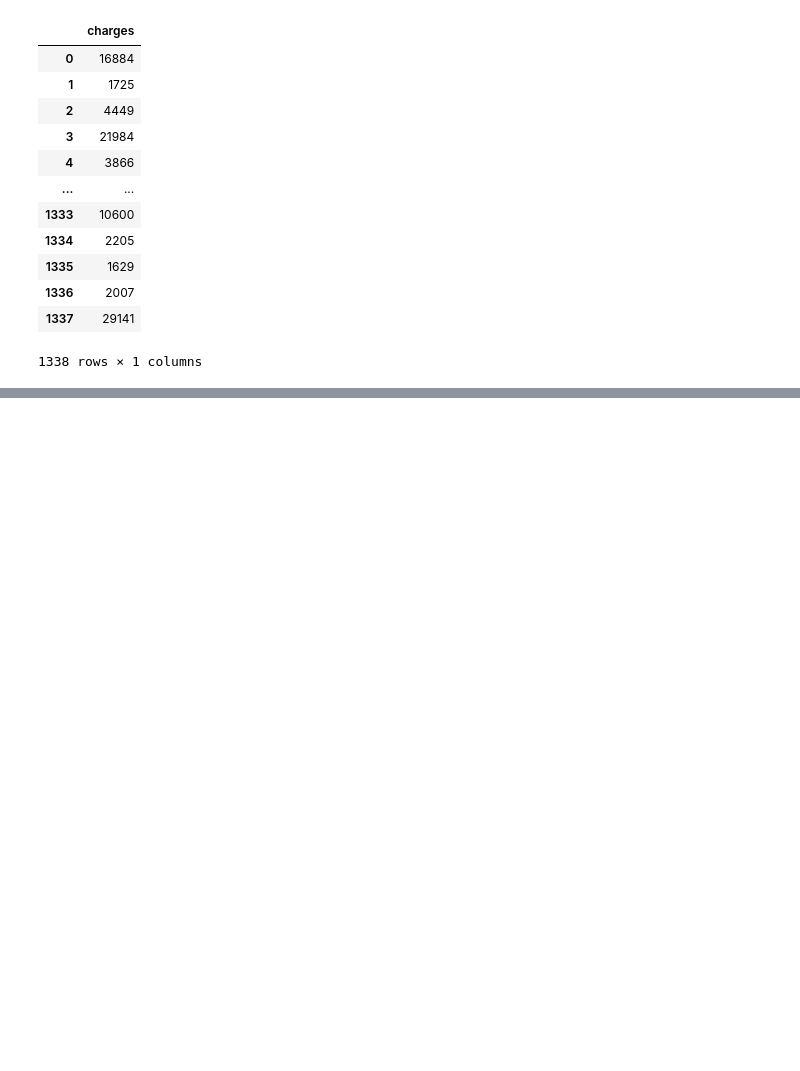
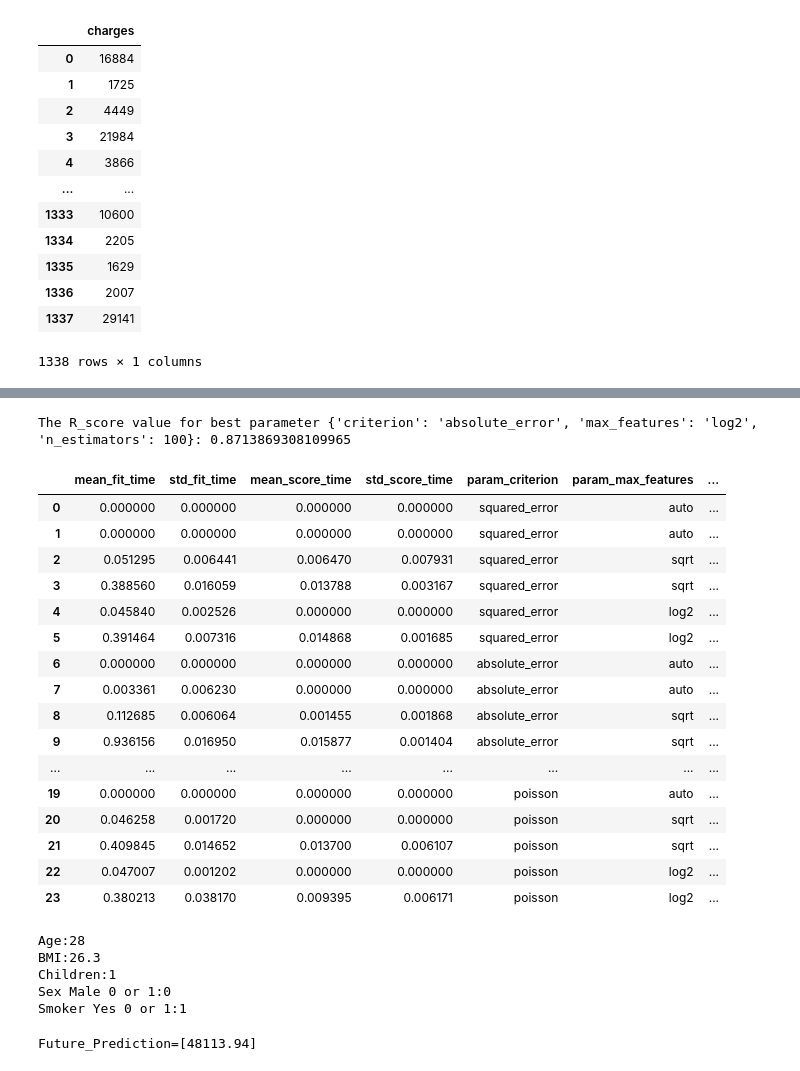
Before and after one commit to AIHemalatha/Grid_Search_ME, a Jupyter notebook: RFR_Grid_Assignment.ipynb, the cells around one changed output, grey strips where cells are left out. Drawn from its saved outputs; the diff is of its cells as text; code cells hidden in the pictures; blank space fills up the shorter version.

```diff
--- a/RFR_Grid_Assignment.ipynb
+++ b/RFR_Grid_Assignment.ipynb
@@ -96,0 +84,7 @@ You can try to debug the error by setting error_score='raise'.
+# %%
+from sklearn.model_selection import GridSearchCV
+#from sklearn.tree import DecisionTreeRegressor
+param_grid = {'criterion':['squared_error', 'absolute_error', 'friedman_mse', 'poisson'],'max_features': ['auto','sqrt','log2'],'n_estimators':[10,100]}
+grid = GridSearchCV(RandomForestRegressor(), param_grid, refit = True, verbose = 3,n_jobs=-1)
+# fitting the model for grid search
+grid.fit(X_train, y_train)
@@ -104,3 +123,5 @@ grid_predictions = grid.predict(X_test)
 from sklearn.metrics import r2_score
 r_score=r2_score(y_test,grid_predictions)
 print("The R_score value for best parameter {}:".format(grid.best_params_),r_score)
+# %% [output]
+The R_score value for best parameter {'criterion': 'absolute_error', 'max_features': 'log2', 'n_estimators': 100}: 0.8713869308109965
@@ -109,6 +128,23 @@ y_pred=regressor.predict(X_test)
 # %%
-from sklearn.metrics import r2_score
-r_score=r2_score(y_test,y_pred)
-r_score
+table=pd.DataFrame.from_dict(re)
+table
+# %% [output]
+|  | mean_fit_time | std_fit_time | mean_score_time | std_score_time | param_criterion | param_max_features | ... |
+| 0 | 0.000000 | 0.000000 | 0.000000 | 0.000000 | squared_error | auto | ... |
+| 1 | 0.000000 | 0.000000 | 0.000000 | 0.000000 | squared_error | auto | ... |
+| 2 | 0.051295 | 0.006441 | 0.006470 | 0.007931 | squared_error | sqrt | ... |
+| 3 | 0.388560 | 0.016059 | 0.013788 | 0.003167 | squared_error | sqrt | ... |
+| 4 | 0.045840 | 0.002526 | 0.000000 | 0.000000 | squared_error | log2 | ... |
+| 5 | 0.391464 | 0.007316 | 0.014868 | 0.001685 | squared_error | log2 | ... |
+| 6 | 0.000000 | 0.000000 | 0.000000 | 0.000000 | absolute_error | auto | ... |
+| 7 | 0.003361 | 0.006230 | 0.000000 | 0.000000 | absolute_error | auto | ... |
+| 8 | 0.112685 | 0.006064 | 0.001455 | 0.001868 | absolute_error | sqrt | ... |
+| 9 | 0.936156 | 0.016950 | 0.015877 | 0.001404 | absolute_error | sqrt | ... |
+| ... | ... | ... | ... | ... | ... | ... | ... |
+| 19 | 0.000000 | 0.000000 | 0.000000 | 0.000000 | poisson | auto | ... |
+| 20 | 0.046258 | 0.001720 | 0.000000 | 0.000000 | poisson | sqrt | ... |
+| 21 | 0.409845 | 0.014652 | 0.013700 | 0.006107 | poisson | sqrt | ... |
+| 22 | 0.047007 | 0.001202 | 0.000000 | 0.000000 | poisson | log2 | ... |
+| 23 | 0.380213 | 0.038170 | 0.009395 | 0.006171 | poisson | log2 | ... |
 # %%
 import pickle
@@ -117,10 +153,18 @@ pickle.dump(regressor,open(filename,'wb'))
 # %%
-load_model=pickle.load(open("FinalModel_RFA.sav",'rb'))
-age=float(input("age: "))
-sex=float(input("sex 0 or 1: "))
-bmi=float(input("bmi: "))
-children=int(input("children:"))
-smoker=int(input("smoker 0 or 1:"))
+load_model=pickle.load(open("FinalModel_RFG.sav",'rb'))
+age_input=float(input("Age:"))
+bmi_input=float(input("BMI:"))
+children_input=float(input("Children:"))
+sex_male_input=int(input("Sex Male 0 or 1:"))
+smoker_yes_input=int(input("Smoker Yes 0 or 1:"))
+# %% [output]
+Age:28
+BMI:26.3
+Children:1
+Sex Male 0 or 1:0
+Smoker Yes 0 or 1:1
 # %%
-result=regressor.predict([[age,sex,bmi,children,smoker]])
-result
+Future_Prediction=grid.predict([[age_input,bmi_input,children_input,sex_male_input,smoker_yes_input]])#change the paramter,play with it.
+print("Future_Prediction={}".format(Future_Prediction))
+# %% [output]
+Future_Prediction=[48113.94]
```
Also changed, not shown: parts of 8 cells of this notebook, 2 other files.
